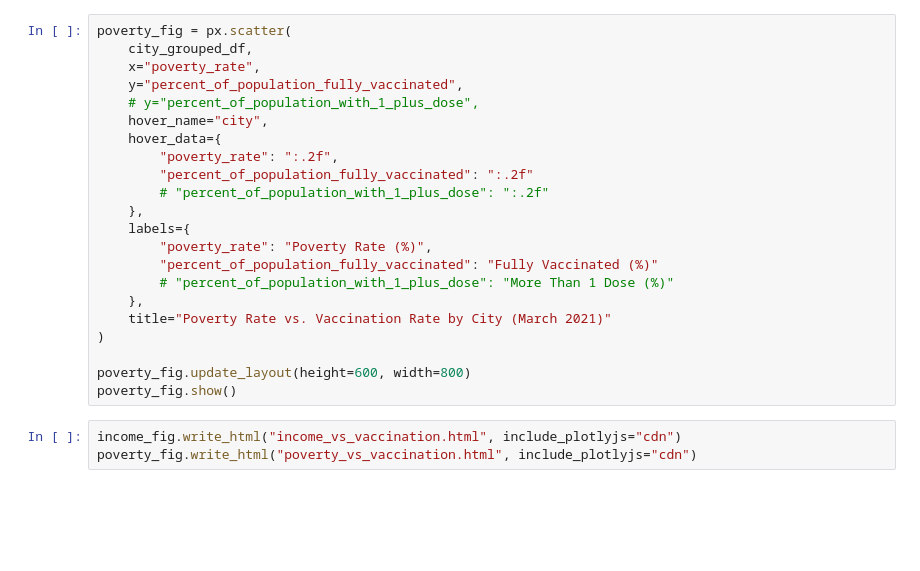
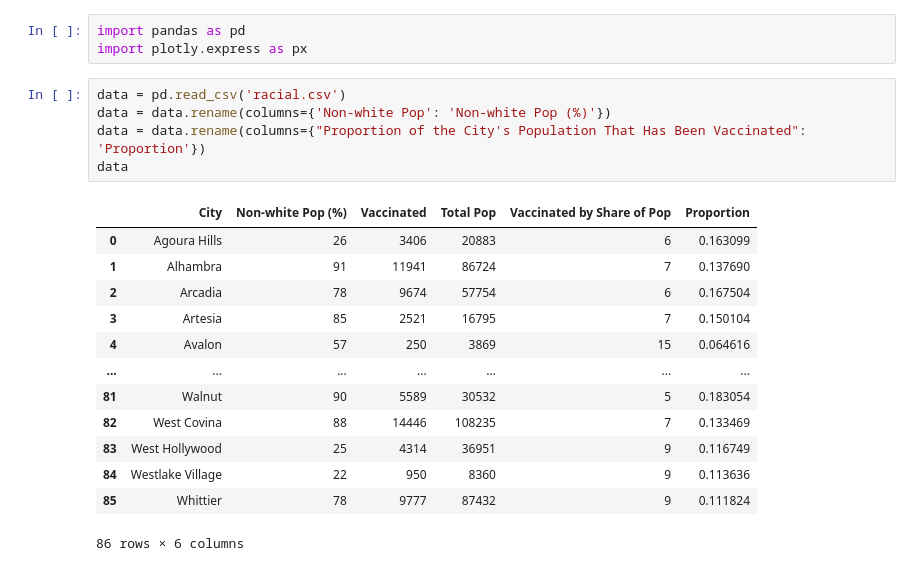
Before and after one commit to yushinliang/dighum100-fp, a Jupyter notebook: visualization.ipynb, the cells around one changed output. Saved outputs shown, nothing was run; the diff lists cells and outputs as text; blank space fills up the shorter version.

```diff
--- a/visualization.ipynb
+++ b/visualization.ipynb
@@ -140,25 +1,22 @@ income_fig.show()
-# %%
-poverty_fig = px.scatter(
-    city_grouped_df,
-    x="poverty_rate",
-    y="percent_of_population_fully_vaccinated",
-    # y="percent_of_population_with_1_plus_dose",
-    hover_name="city",
-    hover_data={
-        "poverty_rate": ":.2f",
-        "percent_of_population_fully_vaccinated": ":.2f"
-        # "percent_of_population_with_1_plus_dose": ":.2f"
-    },
-    labels={
-        "poverty_rate": "Poverty Rate (%)",
-        "percent_of_population_fully_vaccinated": "Fully Vaccinated (%)"
-        # "percent_of_population_with_1_plus_dose": "More Than 1 Dose (%)"
-    },
-    title="Poverty Rate vs. Vaccination Rate by City (March 2021)"
-)
-
-poverty_fig.update_layout(height=600, width=800)
-poverty_fig.show()
-# %%
-income_fig.write_html("income_vs_vaccination.html", include_plotlyjs="cdn")
-poverty_fig.write_html("poverty_vs_vaccination.html", include_plotlyjs="cdn")
+# %%
+import pandas as pd
+import plotly.express as px
+# %%
+data = pd.read_csv('racial.csv')
+data = data.rename(columns={'Non-white Pop': 'Non-white Pop (%)'})
+data = data.rename(columns={"Proportion of the City's Population That Has Been Vaccinated": 'Proportion'})
+data
+# %% [output]
+|  | City | Non-white Pop (%) | Vaccinated | Total Pop | Vaccinated by Share of Pop | Proportion |
+| 0 | Agoura Hills | 26 | 3406 | 20883 | 6 | 0.163099 |
+| 1 | Alhambra | 91 | 11941 | 86724 | 7 | 0.137690 |
+| 2 | Arcadia | 78 | 9674 | 57754 | 6 | 0.167504 |
+| 3 | Artesia | 85 | 2521 | 16795 | 7 | 0.150104 |
+| 4 | Avalon | 57 | 250 | 3869 | 15 | 0.064616 |
+| ... | ... | ... | ... | ... | ... | ... |
+| 81 | Walnut | 90 | 5589 | 30532 | 5 | 0.183054 |
+| 82 | West Covina | 88 | 14446 | 108235 | 7 | 0.133469 |
+| 83 | West Hollywood | 25 | 4314 | 36951 | 9 | 0.116749 |
+| 84 | Westlake Village | 22 | 950 | 8360 | 9 | 0.113636 |
+| 85 | Whittier | 78 | 9777 | 87432 | 9 | 0.111824 |
+86 rows × 6 columns
```
Also changed, not shown: parts of 11 cells of this notebook.
